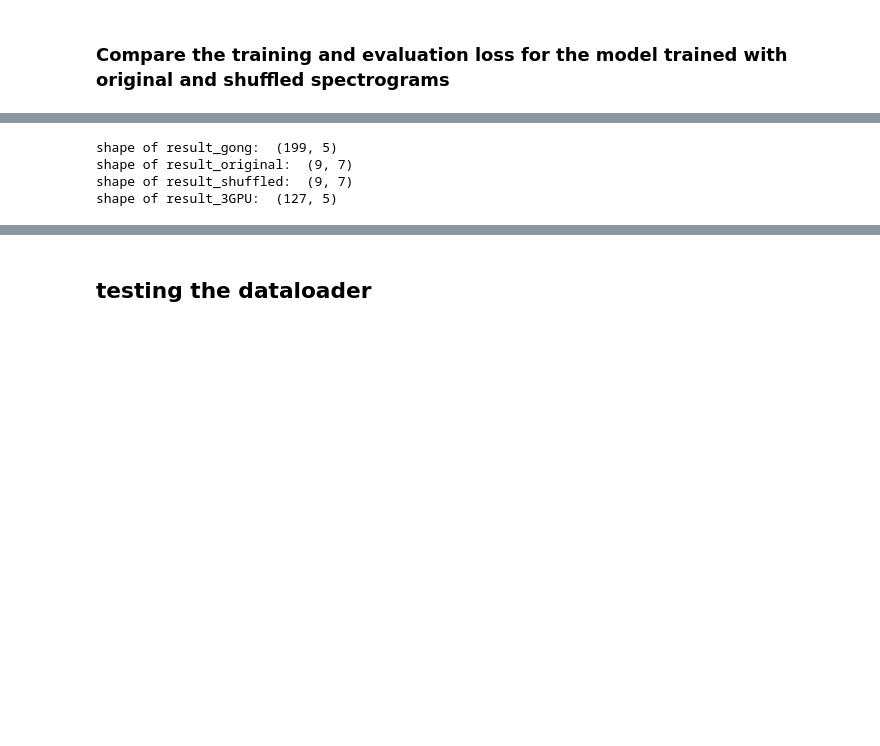
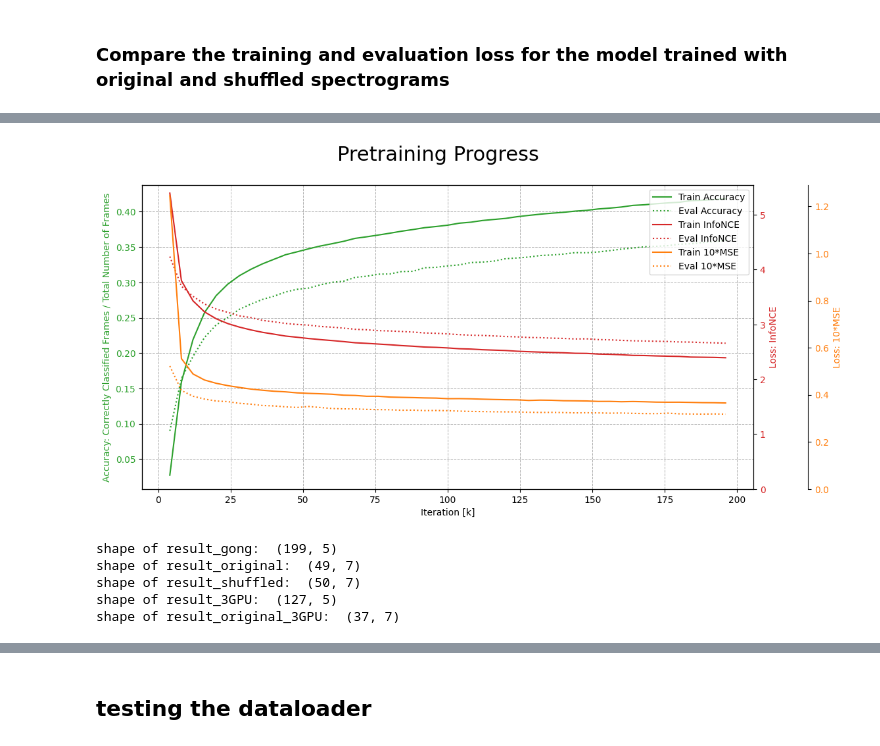
Before and after one commit to Ironmomo/SpeakerVerificationBA, a Jupyter notebook: pretraining/utilities/sandbox.ipynb, the cells around one changed output, grey strips where cells are left out. Saved outputs shown, nothing was run; the diff lists cells and outputs as text; code cells hidden in the pictures; blank space fills up the shorter version.

```diff
--- a/pretraining/utilities/sandbox.ipynb
+++ b/pretraining/utilities/sandbox.ipynb
@@ -19,3 +19,4 @@ base_path3 = '/home/bosfab01/SpeakerVerificationBA/pretraining/exp/mask01-base-f
 base_path1_at_same_time = '/home/bosfab01/SpeakerVerificationBA/pretraining/exp/mask01-base-f128-t2-b24-lr1e-4-m400-pretrain_joint-asli-20240413-164417'
 base_path_original = '/home/bosfab01/SpeakerVerificationBA/pretraining/exp/pretrained-base-f128-t2-b24-lr1e-4-m400-pretrain_joint-asli-original-20240416-103133'
 base_path_shuffled = '/home/bosfab01/SpeakerVerificationBA/pretraining/exp/pretrained-base-f128-t2-b24-lr1e-4-m400-pretrain_joint-asli-shuffled-20240416-102831'
+path_original_3 = '/home/bosfab01/SpeakerVerificationBA/pretraining/exp/pretrained-base-f128-t2-b24-lr1e-4-m400-pretrain_joint-asli-original-20240418-211014'
@@ -339,24 +234,81 @@ Original Spectrograms:
+# %%
+# Visualize the training progress
+fig, ax1 = plt.subplots(figsize=(12, 6))
+
+# set title
+fig.suptitle('Pretraining Progress', fontsize=22)
+
+color_acc = 'tab:green'
+ax1.set_xlabel('Iteration [k]')
+ax1.set_ylabel('Accuracy: Correctly Classified Frames / Total Number of Frames', color=color_acc)
+line1, = ax1.plot(iteration_original / 1e3, acc_train_original, color=color_acc, label='Train Accuracy')
+line2, = ax1.plot(iteration_original / 1e3, acc_eval_original, color=color_acc, linestyle='dotted', label='Eval Accuracy')
+ax1.tick_params(axis='y', labelcolor=color_acc)
+#ax1.set_ylim(0, 1)
+
+ax2 = ax1.twinx()
+color_InfoNCE = 'tab:red'
+ax2.set_ylabel('Loss: InfoNCE', color=color_InfoNCE)
+line3, = ax2.plot(iteration_original / 1e3, loss1_train_original, color=color_InfoNCE, label='Train InfoNCE')
+line4, = ax2.plot(iteration_original / 1e3, loss1_eval_original, color=color_InfoNCE, linestyle='dotted', label='Eval InfoNCE')
+ax2.tick_params(axis='y', labelcolor=color_InfoNCE)
+ax2.set_ylim(0, ax2.get_ylim()[1])
+
+ax3 = ax1.twinx()
+ax3.spines['right'].set_position(('outward', 60))
+color_10MSE = 'tab:orange'
+ax3.set_ylabel('Loss: 10*MSE', color=color_10MSE)
+line5, = ax3.plot(iteration_original / 1e3, loss2_train_original*10, color=color_10MSE, label='Train 10*MSE')
+line6, = ax3.plot(iteration_original / 1e3, loss2_eval_original*10, color=color_10MSE, linestyle='dotted', label='Eval 10*MSE')
+ax3.tick_params(axis='y', labelcolor=color_10MSE)
+ax3.set_ylim(0, ax3.get_ylim()[1])
+
+# Adding grid to the primary axis (ax1)
+ax1.grid(True, which='both', linestyle='--', linewidth=0.7)
+
+# Collect all lines and labels for the legend
+lines = [line1, line2, line3, line4, line5, line6]
+labels = [line.get_label() for line in lines]
+
+# After your plotting code, to adjust the legend:
+all_axes = fig.get_axes()
+for axis in all_axes:
+    legend = axis.get_legend()
+    if legend is not None:
+        legend.remove()
+        all_axes[-1].add_artist(legend)
+
+# Place a single legend on the plot
+ax3.legend(lines, labels, loc='upper right')
+
+plt.show()
+# %% [output]
+[figure, added]
 # %%
 result_gong_path = '/home/bosfab01/SpeakerVerificationBA/pretraining/exp/result_gong.csv'
 result_original_path = '/home/bosfab01/SpeakerVerificationBA/pretraining/exp/pretrained-base-f128-t2-b24-lr1e-4-m400-pretrain_joint-asli-original-20240416-103133/result.csv'
 result_shuffled_path = '/home/bosfab01/SpeakerVerificationBA/pretraining/exp/pretrained-base-f128-t2-b24-lr1e-4-m400-pretrain_joint-asli-shuffled-20240416-102831/result.csv'
 result_3GPU_path = '/home/bosfab01/SpeakerVerificationBA/pretraining/exp/mask01-base-f128-t2-b24-lr1e-4-m400-pretrain_joint-asli-20240412-172636/result.csv'
+result_original_3GPU_path = '/home/bosfab01/SpeakerVerificationBA/pretraining/exp/pretrained-base-f128-t2-b24-lr1e-4-m400-pretrain_joint-asli-original-20240418-211014/result.csv'
 
 result_gong = np.genfromtxt(result_gong_path, delimiter=',')
 result_original = np.genfromtxt(result_original_path, delimiter=',')
 result_shuffled = np.genfromtxt(result_shuffled_path, delimiter=',')
 result_3GPU = np.genfromtxt(result_3GPU_path, delimiter=',')
+result_original_3GPU = np.genfromtxt(result_original_3GPU_path, delimiter=',')
 
 # print shapes of the arrays
 print("shape of result_gong: ", result_gong.shape)
 print("shape of result_original: ", result_original.shape)
 print("shape of result_shuffled: ", result_shuffled.shape)
 print("shape of result_3GPU: ", result_3GPU.shape)
+print("shape of result_original_3GPU: ", result_original_3GPU.shape)
 # %% [output]
 shape of result_gong:  (199, 5)
-shape of result_original:  (9, 7)
-shape of result_shuffled:  (9, 7)
+shape of result_original:  (49, 7)
+shape of result_shuffled:  (50, 7)
 shape of result_3GPU:  (127, 5)
+shape of result_original_3GPU:  (37, 7)
 # %%
 # function to return columns of a numpy array
 def get_column(array):
```
Also changed, not shown: parts of 23 cells of this notebook, 5 other files.
